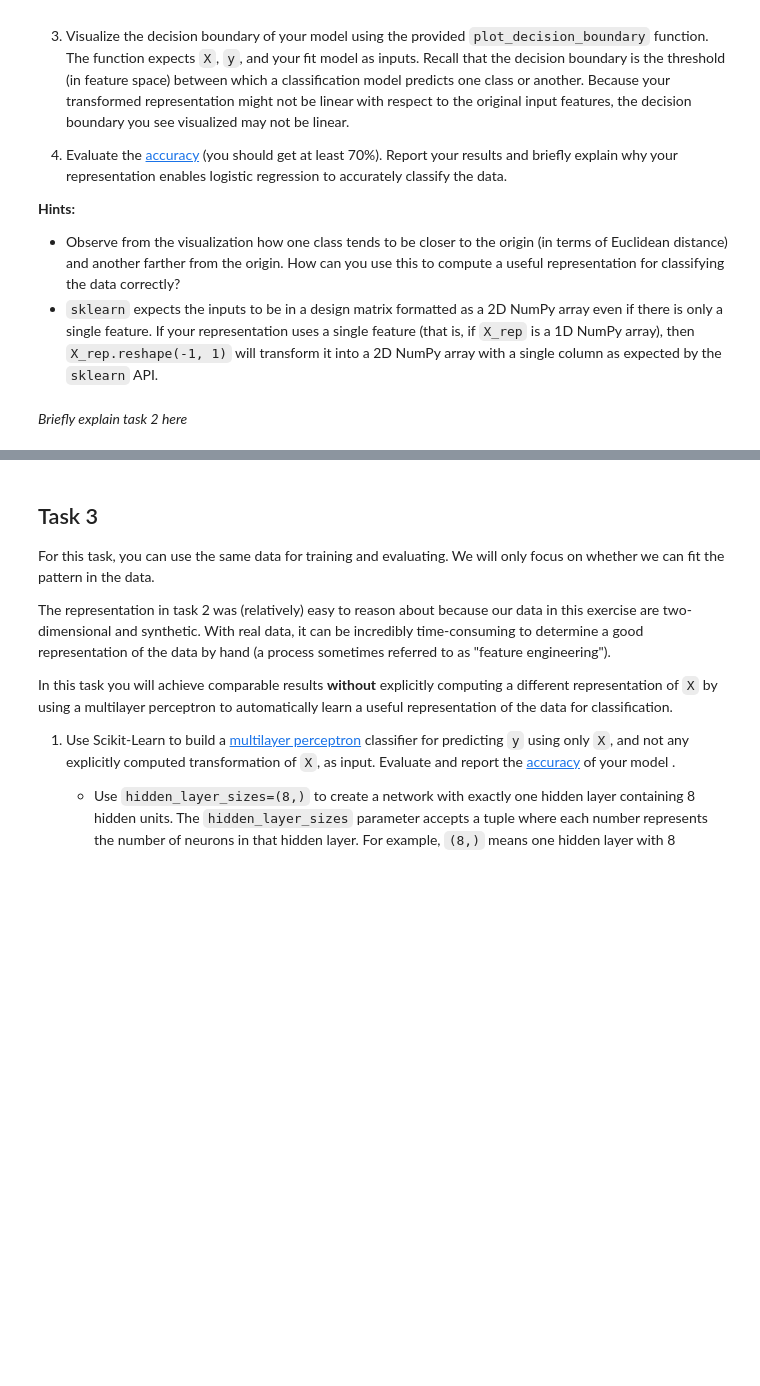
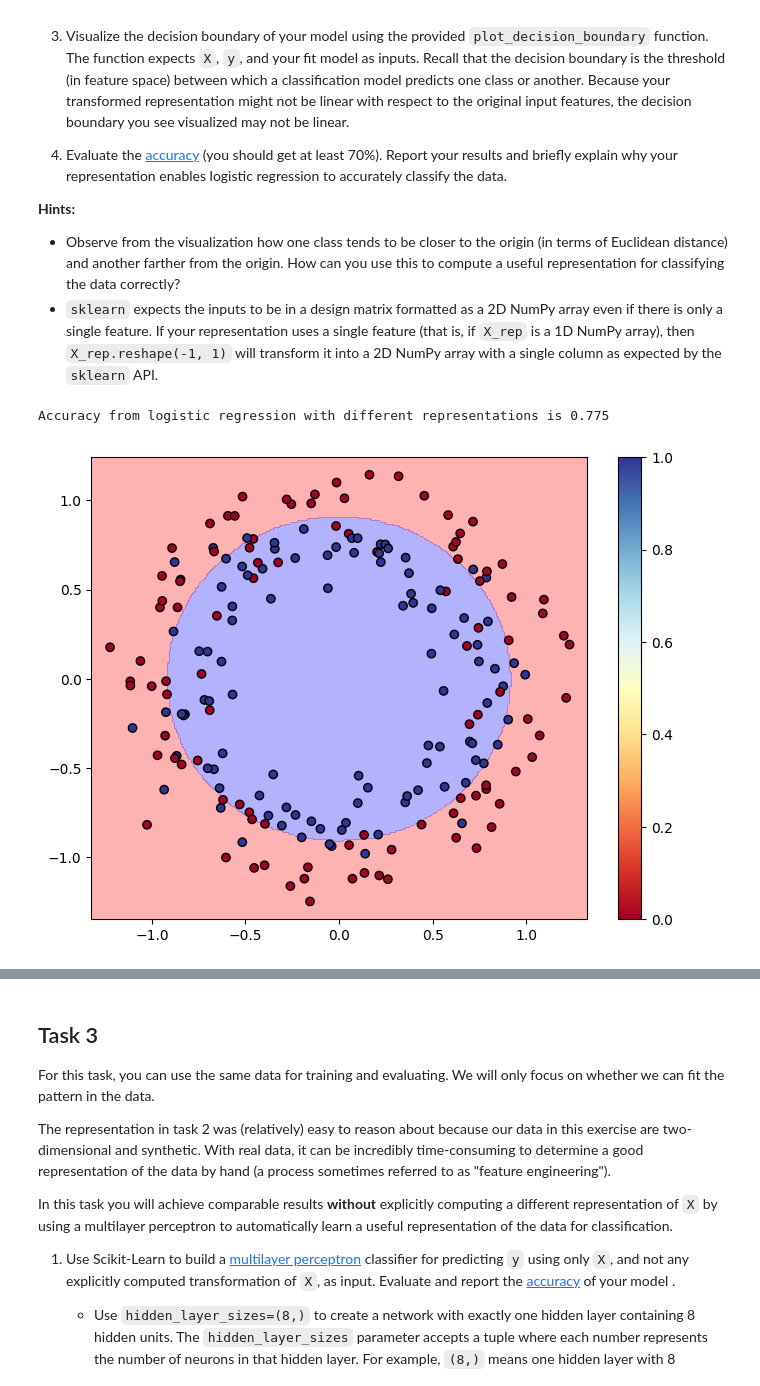
Before and after one commit to marcusmcfadden/CS372_HW, a Jupyter notebook: hw3/1-Representation.ipynb, the cells around one changed output, grey strips where cells are left out. Cells and saved outputs as stored; diff of their text form; code cells hidden in the pictures; blank space fills up the shorter version.

```diff
--- a/hw3/1-Representation.ipynb
+++ b/hw3/1-Representation.ipynb
@@ -97,22 +135,30 @@ Show that there exists a different representation of the data for which logistic
 # %%
 # Write code for task 2 here
 
 # Create a wrapper model that applies the transformation then predicts
 # You only need to implement `compute_X_rep`
 class RepModel:
     def __init__(self):
         self.model = LogisticRegression(penalty=None, random_state=2025)
 
     def compute_X_rep(self, X):
-        # TODO: Return different representation of X
-        pass # Remove pass when implementing
+        return X * X
 
     def predict(self, X):
         X_rep = self.compute_X_rep(X)
         return self.model.predict(X_rep)
 
     def fit(self, X, y):
         X_rep = self.compute_X_rep(X)
         self.model.fit(X_rep, y)
+
+model = RepModel()
+model.fit(X, y)
+reps_preds = model.predict(X)
+
+acc_baseline = accuracy_score(y, reps_preds)
+print(f"Accuracy from logistic regression with different representations is {acc_baseline}")
+plot_decision_boundary(X, y, model)
+# %% [output]
+Accuracy from logistic regression with different representations is 0.775
+[figure, added]
-# %% [markdown]
-*Briefly explain task 2 here*
```
Also changed, not shown: parts of 14 cells of this notebook.
